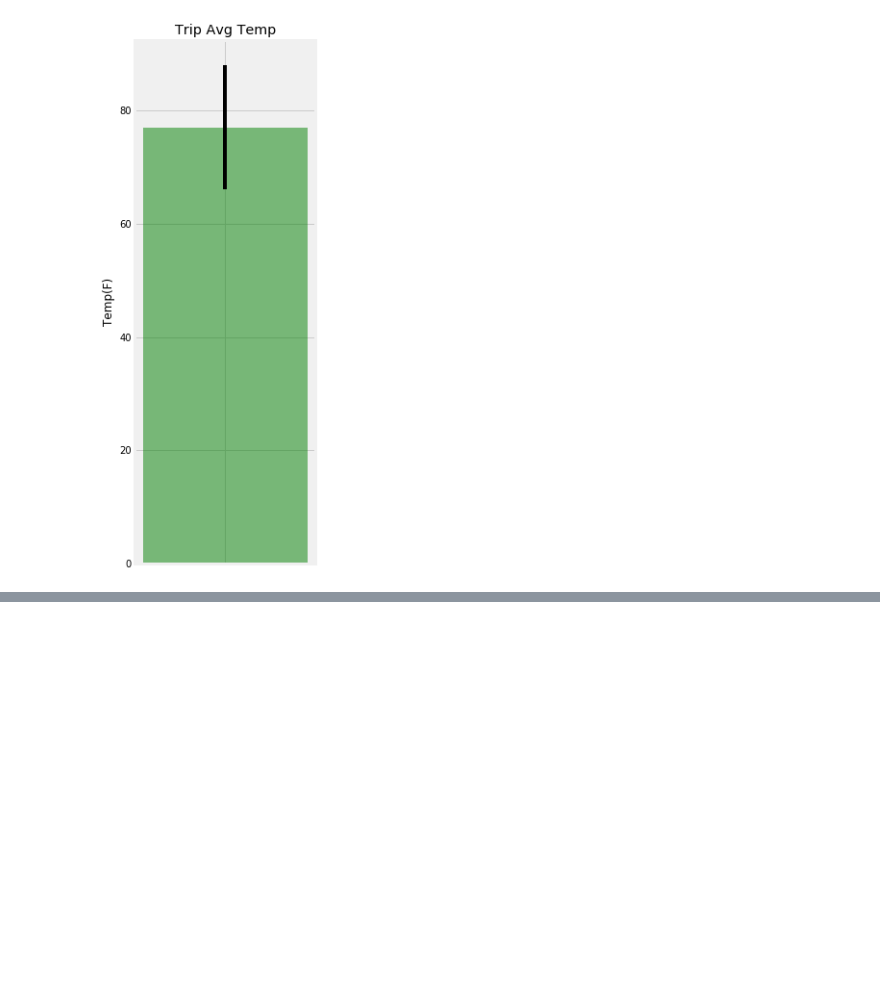
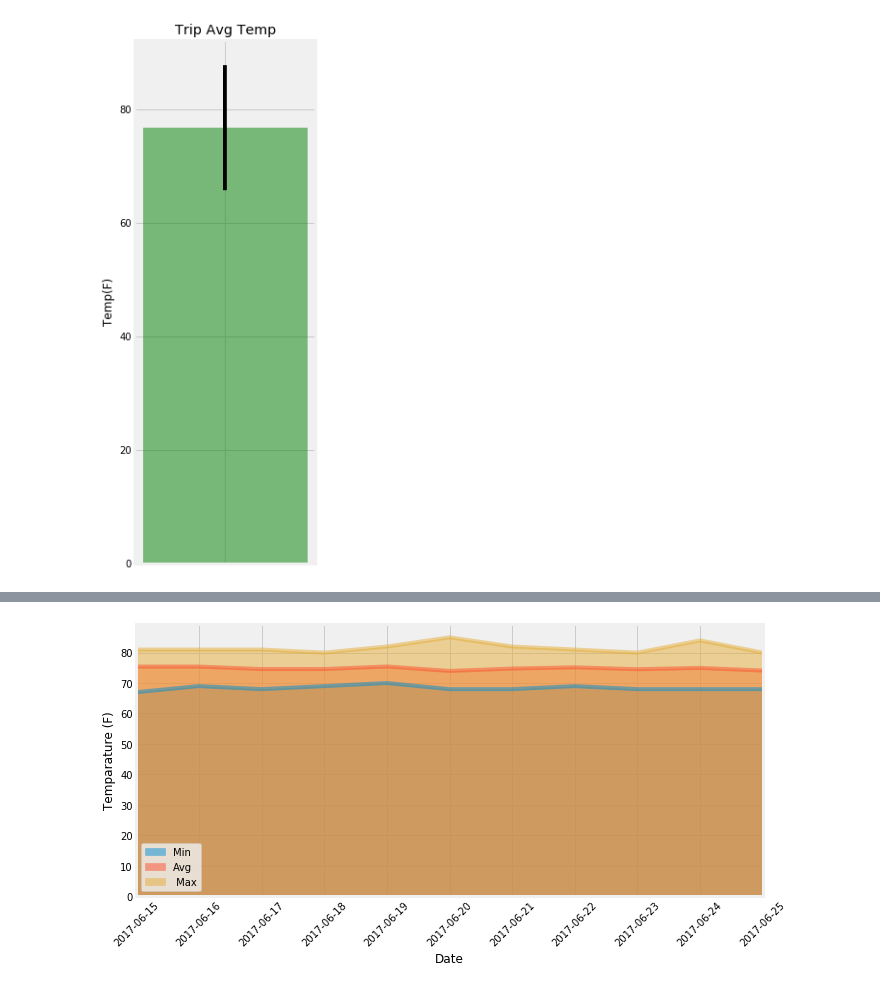
Before and after one commit to etumi/sqlalchemy-challenge, a Jupyter notebook: climate_starter.ipynb, the cells around one changed output, grey strips where cells are left out. Drawn from its saved outputs; the diff is of its cells as text; code cells hidden in the pictures; blank space fills up the shorter version.

```diff
--- a/climate_starter.ipynb
+++ b/climate_starter.ipynb
@@ -252,11 +264,32 @@ daily_normals("01-01")
 # push each tuple of calculations into a list called `normals`
 
 # Set the start and end date of the trip
+sdate = dt.date(2017, 6, 15)
+edate = dt.date(2017, 6, 25)
 
 # Use the start and end date to create a range of dates
+diff = edate - sdate
+diff = diff.days + 1
 
+dates_list = []
+
+for i in range(diff):
+    day = sdate + dt.timedelta(days=i)
+    dates_list.append(day)
+
+m_d_string_list = []
 # Stip off the year and save a list of %m-%d strings
+for day in dates_list:
+
+    day = day.strftime("%m-%d")
+
+    m_d_string_list.append(day)
 
 # Loop through the list of %m-%d strings and calculate the normals for each date
+normals_list = []
+for day in m_d_string_list:
+    normal = daily_normals(day)
+    normals_list.append(normal[0])
 # %%
 # Load the previous query results into a Pandas DataFrame and add the `trip_dates` range as the `date` index
+df = pd.DataFrame(normals_list, index=dates_list, columns=['Min', 'Avg', ' Max'])
@@ -264,0 +296,9 @@ daily_normals("01-01")
+# %%
+# Plot the daily normals as an area plot with `stacked=False`
+#fig4, ax = plt.subplots(figsize=(5,10))
+ax = df.plot.area(rot = 45, alpha = 0.5, stacked=False, figsize=(10,5))
+ax.set_xlabel('Date')
+ax.set_ylabel('Temparature (F)')
+plt.show()
+# %% [output]
+[figure, added]
```
Also changed, not shown: parts of 5 cells of this notebook.
